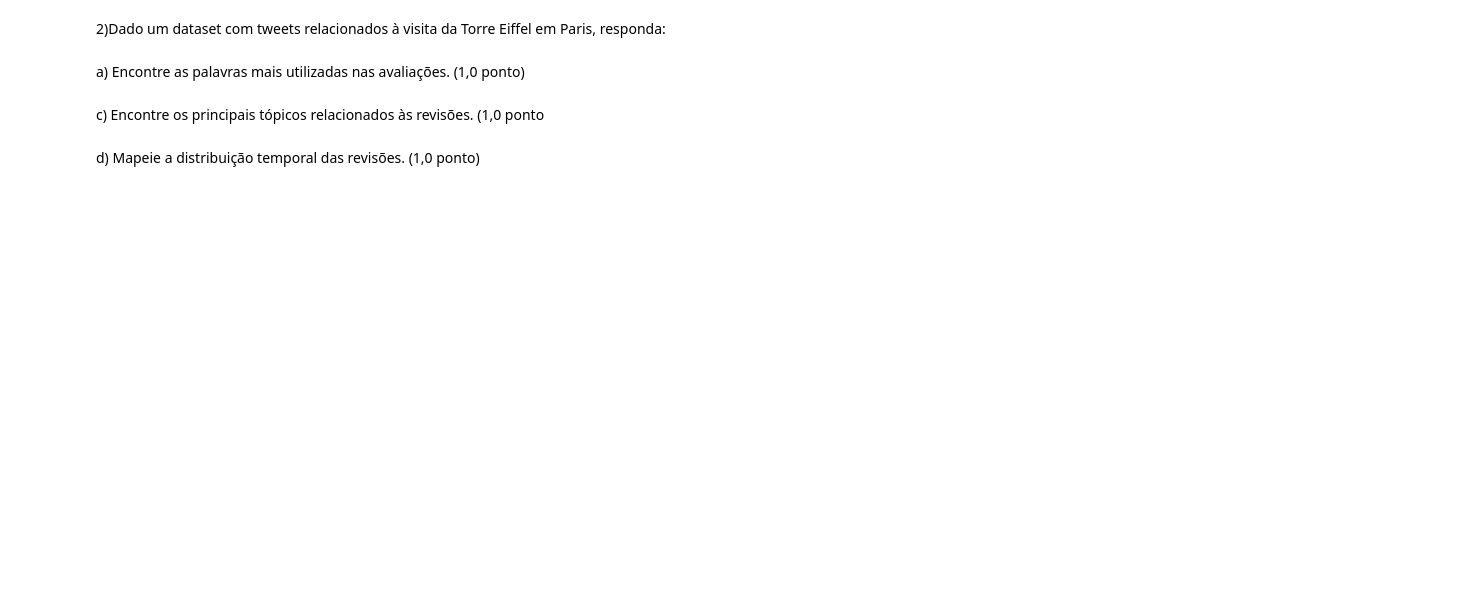
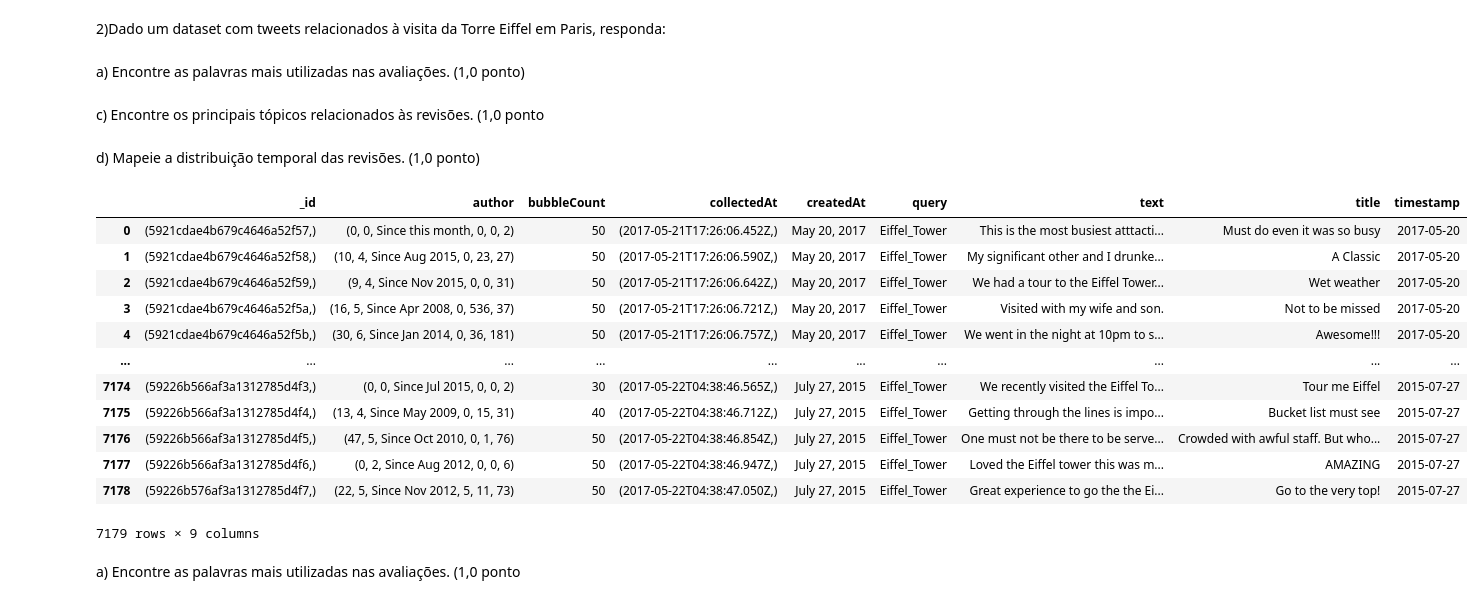
Before and after one commit to VicMisael/MapReduceNuvem2022, a Jupyter notebook: MapReduce.ipynb, the cells around one changed output. Drawn from its saved outputs; the diff is of its cells as text; code cells hidden in the pictures; blank space fills up the shorter version.

```diff
--- a/MapReduce.ipynb
+++ b/MapReduce.ipynb
@@ -298,3 +312,24 @@ a) Encontre as palavras mais utilizadas nas avaliações. (1,0 ponto)
 c) Encontre os principais tópicos relacionados às revisões. (1,0 ponto
 # %% [markdown]
 d) Mapeie a distribuição temporal das revisões. (1,0 ponto)
+# %%
+df_eiffel_tower = spark.read.json("eiffel-tower-reviews.json")
+df_eiffel_tower_timestamp=df_eiffel_tower.withColumn("timestamp",to_timestamp('createdAt', 'MMM d,yyyy'))
+# %%
+df_eiffel_tower_timestamp.toPandas()
+# %% [output]
+|  | _id | author | bubbleCount | collectedAt | createdAt | query | text | title | timestamp |
+| 0 | (5921cdae4b679c4646a52f57,) | (0, 0, Since this month, 0, 0, 2) | 50 | (2017-05-21T17:26:06.452Z,) | May 20, 2017 | Eiffel_Tower | This is the most busiest atttacti... | Must do even it was so busy | 2017-05-20 |
+| 1 | (5921cdae4b679c4646a52f58,) | (10, 4, Since Aug 2015, 0, 23, 27) | 50 | (2017-05-21T17:26:06.590Z,) | May 20, 2017 | Eiffel_Tower | My significant other and I drunke... | A Classic | 2017-05-20 |
+| 2 | (5921cdae4b679c4646a52f59,) | (9, 4, Since Nov 2015, 0, 0, 31) | 50 | (2017-05-21T17:26:06.642Z,) | May 20, 2017 | Eiffel_Tower | We had a tour to the Eiffel Tower... | Wet weather | 2017-05-20 |
+| 3 | (5921cdae4b679c4646a52f5a,) | (16, 5, Since Apr 2008, 0, 536, 37) | 50 | (2017-05-21T17:26:06.721Z,) | May 20, 2017 | Eiffel_Tower | Visited with my wife and son. | Not to be missed | 2017-05-20 |
+| 4 | (5921cdae4b679c4646a52f5b,) | (30, 6, Since Jan 2014, 0, 36, 181) | 50 | (2017-05-21T17:26:06.757Z,) | May 20, 2017 | Eiffel_Tower | We went in the night at 10pm to s... | Awesome!!! | 2017-05-20 |
+| ... | ... | ... | ... | ... | ... | ... | ... | ... | ... |
+| 7174 | (59226b566af3a1312785d4f3,) | (0, 0, Since Jul 2015, 0, 0, 2) | 30 | (2017-05-22T04:38:46.565Z,) | July 27, 2015 | Eiffel_Tower | We recently visited the Eiffel To... | Tour me Eiffel | 2015-07-27 |
+| 7175 | (59226b566af3a1312785d4f4,) | (13, 4, Since May 2009, 0, 15, 31) | 40 | (2017-05-22T04:38:46.712Z,) | July 27, 2015 | Eiffel_Tower | Getting through the lines is impo... | Bucket list must see | 2015-07-27 |
+| 7176 | (59226b566af3a1312785d4f5,) | (47, 5, Since Oct 2010, 0, 1, 76) | 50 | (2017-05-22T04:38:46.854Z,) | July 27, 2015 | Eiffel_Tower | One must not be there to be serve... | Crowded with awful staff. But who... | 2015-07-27 |
+| 7177 | (59226b566af3a1312785d4f6,) | (0, 2, Since Aug 2012, 0, 0, 6) | 50 | (2017-05-22T04:38:46.947Z,) | July 27, 2015 | Eiffel_Tower | Loved the Eiffel tower this was m... | AMAZING | 2015-07-27 |
+| 7178 | (59226b576af3a1312785d4f7,) | (22, 5, Since Nov 2012, 5, 11, 73) | 50 | (2017-05-22T04:38:47.050Z,) | July 27, 2015 | Eiffel_Tower | Great experience to go the the Ei... | Go to the very top! | 2015-07-27 |
+7179 rows × 9 columns
+# %% [markdown]
+a) Encontre as palavras mais utilizadas nas avaliações. (1,0 ponto
```
Also changed, not shown: parts of 27 cells of this notebook.
